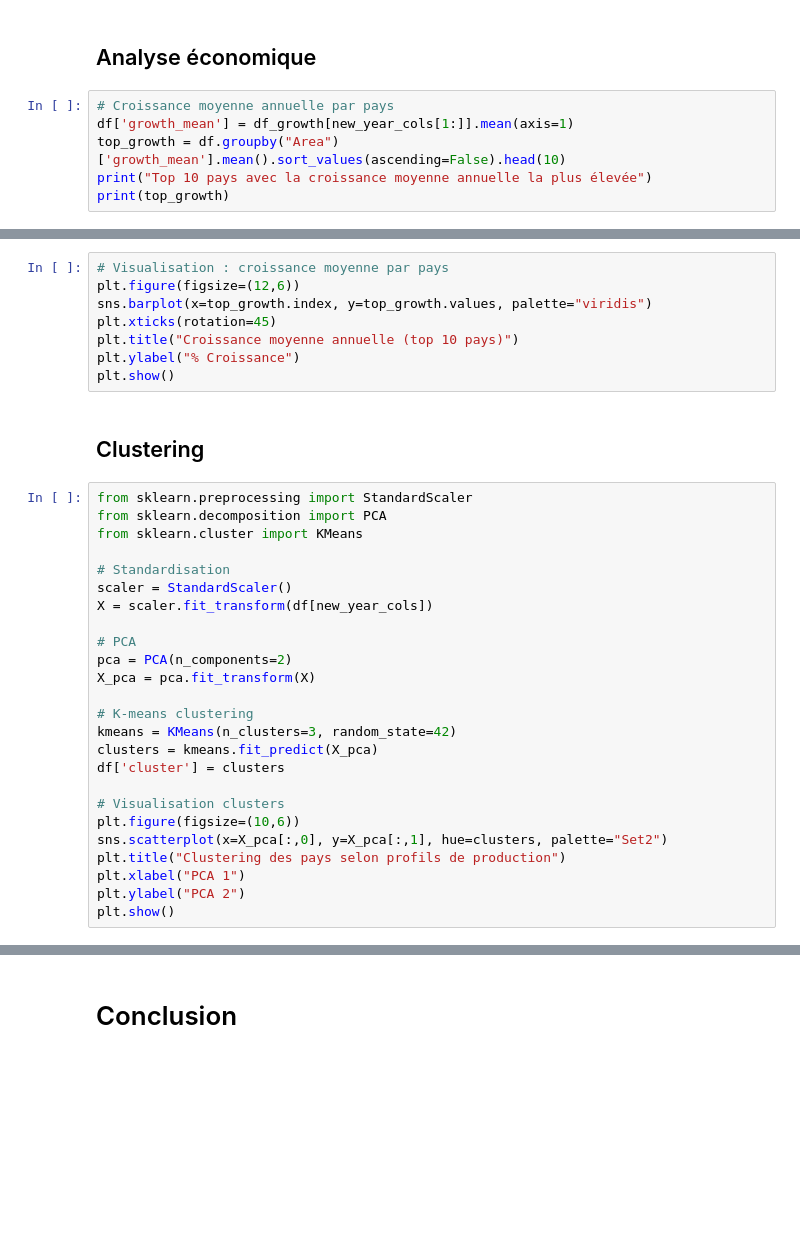
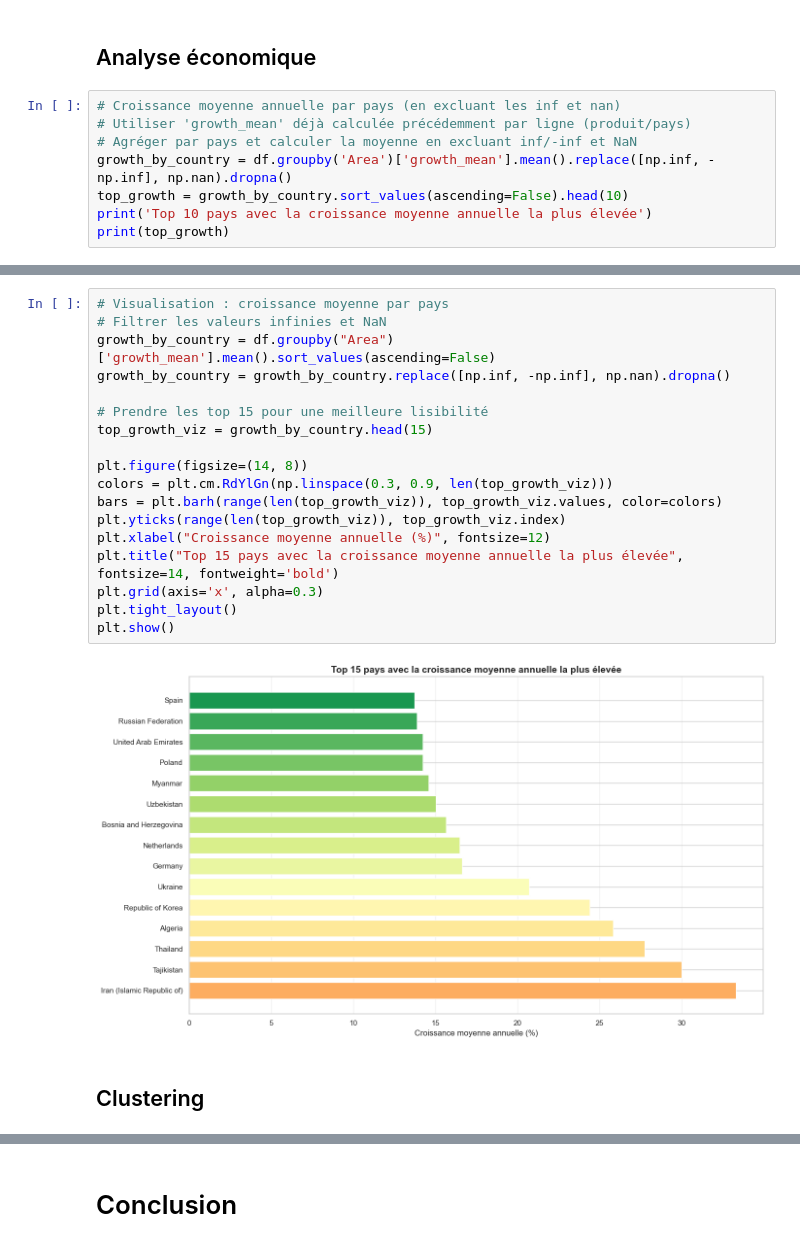
Before and after one commit to axel-achart/real_world_insight, a Jupyter notebook: notebook/exploration.ipynb, the cells around one changed output, grey strips where cells are left out. Saved outputs shown, nothing was run; the diff lists cells and outputs as text; blank space fills up the shorter version.

```diff
--- a/notebook/exploration.ipynb
+++ b/notebook/exploration.ipynb
@@ -208,8 +206,10 @@ plt.show()
 # %% [markdown]
 ## Analyse économique
 # %%
-# Croissance moyenne annuelle par pays
-df['growth_mean'] = df_growth[new_year_cols[1:]].mean(axis=1)
-top_growth = df.groupby("Area")['growth_mean'].mean().sort_values(ascending=False).head(10)
-print("Top 10 pays avec la croissance moyenne annuelle la plus élevée")
+# Croissance moyenne annuelle par pays (en excluant les inf et nan)
+# Utiliser 'growth_mean' déjà calculée précédemment par ligne (produit/pays)
+# Agréger par pays et calculer la moyenne en excluant inf/-inf et NaN
+growth_by_country = df.groupby('Area')['growth_mean'].mean().replace([np.inf, -np.inf], np.nan).dropna()
+top_growth = growth_by_country.sort_values(ascending=False).head(10)
+print('Top 10 pays avec la croissance moyenne annuelle la plus élevée')
 print(top_growth)
@@ -216,35 +230,22 @@ print(top_growth)
 # %%
 # Visualisation : croissance moyenne par pays
-plt.figure(figsize=(12,6))
-sns.barplot(x=top_growth.index, y=top_growth.values, palette="viridis")
-plt.xticks(rotation=45)
-plt.title("Croissance moyenne annuelle (top 10 pays)")
-plt.ylabel("% Croissance")
+# Filtrer les valeurs infinies et NaN
+growth_by_country = df.groupby("Area")['growth_mean'].mean().sort_values(ascending=False)
+growth_by_country = growth_by_country.replace([np.inf, -np.inf], np.nan).dropna()
+
+# Prendre les top 15 pour une meilleure lisibilité
+top_growth_viz = growth_by_country.head(15)
+
+plt.figure(figsize=(14, 8))
+colors = plt.cm.RdYlGn(np.linspace(0.3, 0.9, len(top_growth_viz)))
+bars = plt.barh(range(len(top_growth_viz)), top_growth_viz.values, color=colors)
+plt.yticks(range(len(top_growth_viz)), top_growth_viz.index)
+plt.xlabel("Croissance moyenne annuelle (%)", fontsize=12)
+plt.title("Top 15 pays avec la croissance moyenne annuelle la plus élevée", fontsize=14, fontweight='bold')
+plt.grid(axis='x', alpha=0.3)
+plt.tight_layout()
 plt.show()
+# %% [output]
+[figure, added]
 # %% [markdown]
 ## Clustering
-# %%
-from sklearn.preprocessing import StandardScaler
-from sklearn.decomposition import PCA
-from sklearn.cluster import KMeans
-
-# Standardisation
-scaler = StandardScaler()
-X = scaler.fit_transform(df[new_year_cols])
-
-# PCA
-pca = PCA(n_components=2)
-X_pca = pca.fit_transform(X)
-
-# K-means clustering
-kmeans = KMeans(n_clusters=3, random_state=42)
-clusters = kmeans.fit_predict(X_pca)
-df['cluster'] = clusters
-
-# Visualisation clusters
-plt.figure(figsize=(10,6))
-sns.scatterplot(x=X_pca[:,0], y=X_pca[:,1], hue=clusters, palette="Set2")
-plt.title("Clustering des pays selon profils de production")
-plt.xlabel("PCA 1")
-plt.ylabel("PCA 2")
-plt.show()
```
Also changed, not shown: parts of 13 cells of this notebook, 6 other files.
